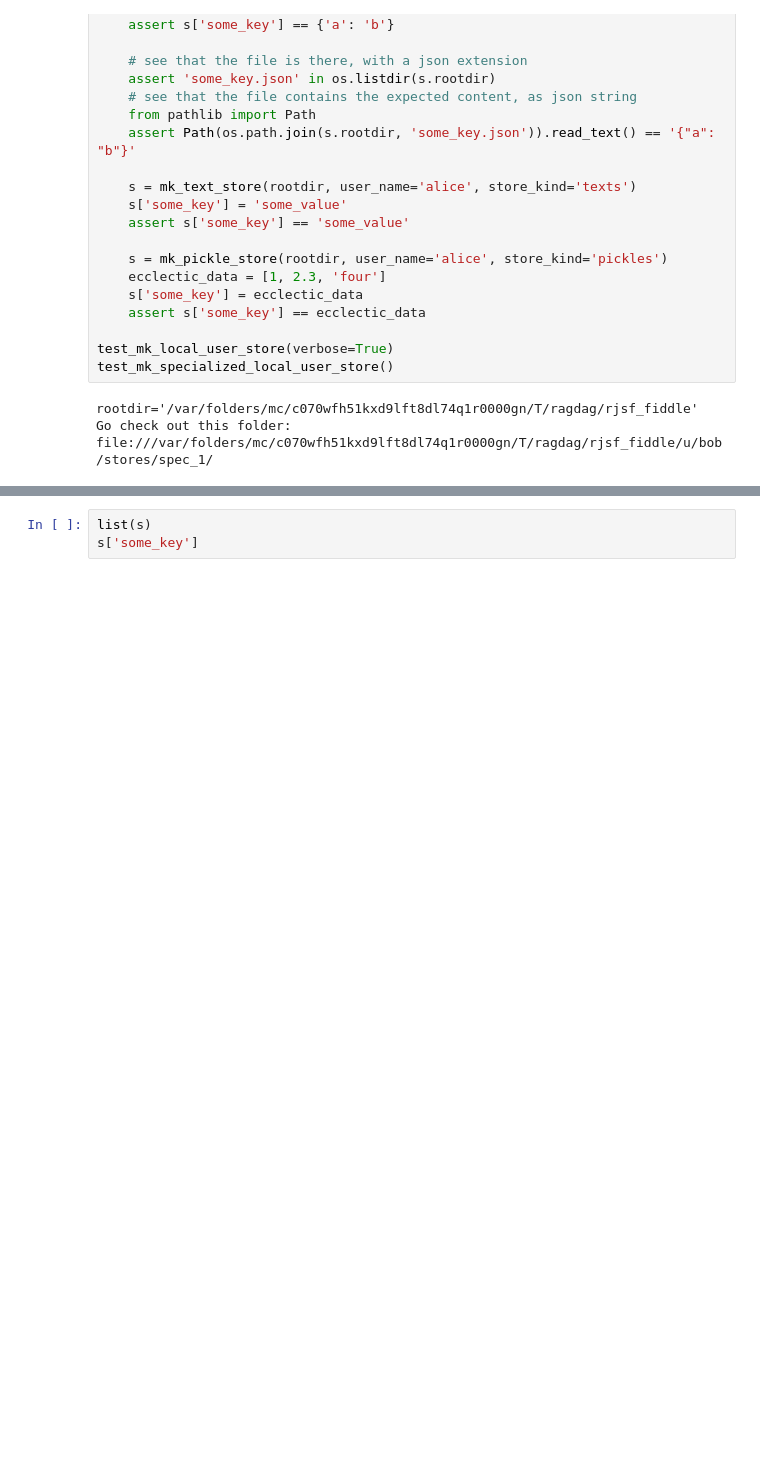
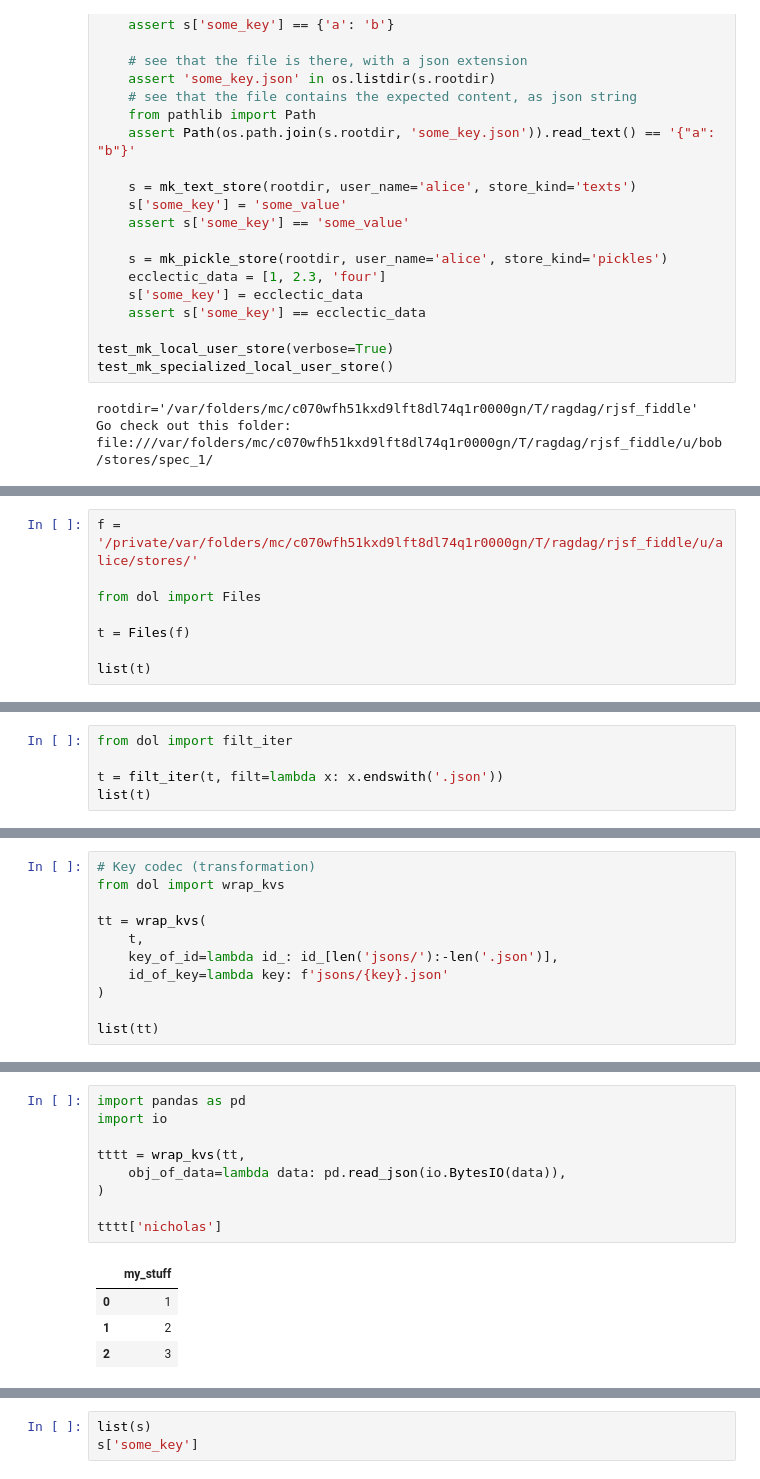
Before and after one commit to addaix/raglab, a Jupyter notebook: misc/tw_raglab_wip.ipynb, the cells around one changed output, grey strips where cells are left out. Cells and saved outputs as stored; diff of their text form; blank space fills up the shorter version.

Commit message:
feat: just some more stuff with TN

```diff
--- a/misc/tw_raglab_wip.ipynb
+++ b/misc/tw_raglab_wip.ipynb
@@ -95,0 +138,8 @@ rootdir
+# %%
+f = '/private/var/folders/mc/c070wfh51kxd9lft8dl74q1r0000gn/T/ragdag/rjsf_fiddle/u/alice/stores/'
+
+from dol import Files
+
+t = Files(f)
+
+list(t)
@@ -95,0 +151,5 @@ rootdir
+# %%
+from dol import filt_iter
+
+t = filt_iter(t, filt=lambda x: x.endswith('.json'))
+list(t)
@@ -95,0 +167,11 @@ rootdir
+# %%
+# Key codec (transformation)
+from dol import wrap_kvs
+
+tt = wrap_kvs(
+    t,
+    key_of_id=lambda id_: id_[len('jsons/'):-len('.json')],
+    id_of_key=lambda key: f'jsons/{key}.json'
+)
+
+list(tt)
@@ -95,0 +196,14 @@ rootdir
+# %%
+import pandas as pd
+import io
+
+tttt = wrap_kvs(tt,
+    obj_of_data=lambda data: pd.read_json(io.BytesIO(data)),
+)
+
+tttt['nicholas']
+# %% [output]
+|  | my_stuff |
+| 0 | 1 |
+| 1 | 2 |
+| 2 | 3 |
```
Also changed, not shown: parts of 18 cells of this notebook, 1 other file.
